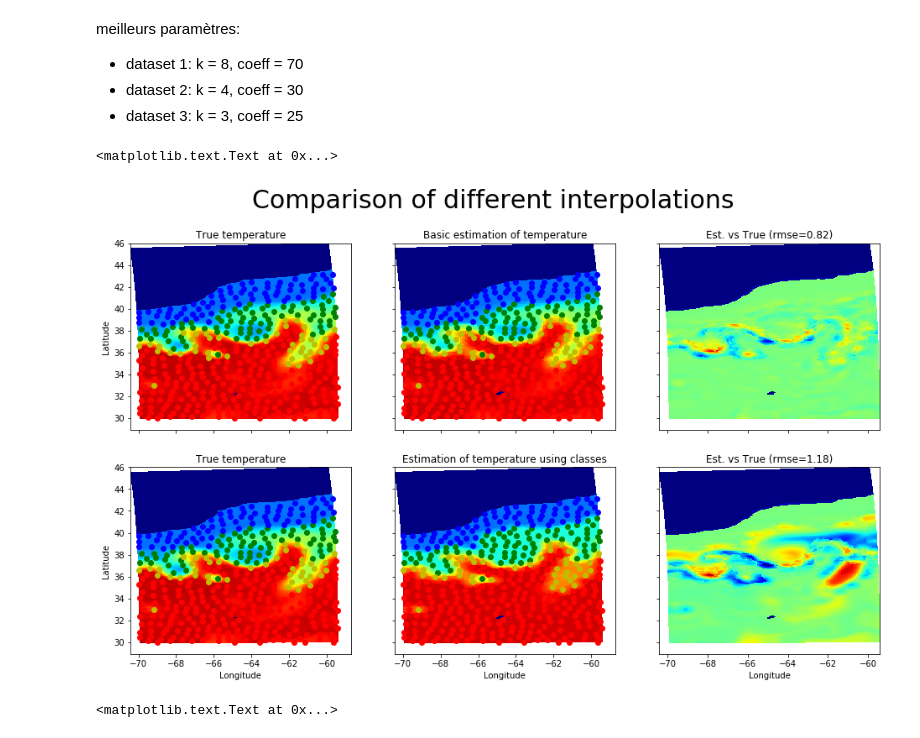
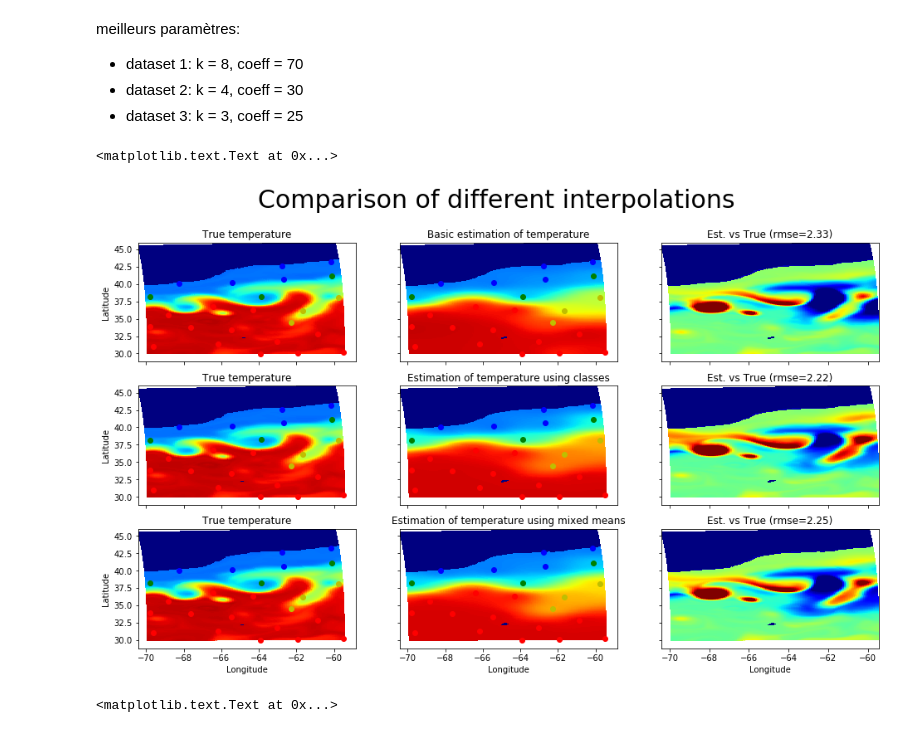
Before and after one commit to MartFire/projet-s5, a Jupyter notebook: Projet S5 Spatial Interpolation.ipynb, the cells around one changed output. Drawn from its saved outputs; the diff is of its cells as text; code cells hidden in the pictures.

```diff
--- a/Projet S5 Spatial Interpolation.ipynb
+++ b/Projet S5 Spatial Interpolation.ipynb
@@ -2,9 +2,9 @@
 from netCDF4 import Dataset
 import numpy as np
 import warnings
-#dataset = Dataset('Martin_snapshot_spatial_01.nc') # 24 obs / L = 185km
+dataset = Dataset('Martin_snapshot_spatial_01.nc') # 24 obs / L = 185km
 #dataset = Dataset('Martin_snapshot_spatial_02.nc') # 93 obs / L = 88km
-dataset = Dataset('Martin_snapshot_spatial_03.nc') # 400 obs / L = 40km
+#dataset = Dataset('Martin_snapshot_spatial_03.nc') # 400 obs / L = 40km
 %pylab inline
 # %% [output]
 Populating the interactive namespace from numpy and matplotlib
@@ -183,10 +183,23 @@ def valpha(distances, coeff):
         alphas[i] = alpha(distances, i, coeff)
     return alphas
 # %%
+#Fixed class means
+gaus_means = np.array([7.70938140771444, 18.5364702094555, 15.4116575244064, 4.702268415742165])
 #Sorts observations by class
+doubt_coeff = 5
 grouped_by_class = [[],[],[],[]]
+used_means = np.zeros(4,)
 for l in range(len(obs_lon)):
     c = class_obs[l] - 1
     grouped_by_class[c].append(np.concatenate(([obs_lon[l]], [obs_lat[l]], [obs_ilon[l]], [obs_ilat[l]], [l])))
 for t in range(4):
-    grouped_by_class[t] = np.array(grouped_by_class[t])
+    if grouped_by_class[t] != []:
+        grouped_by_class[t] = np.array(grouped_by_class[t])
+        ind_lon = grouped_by_class[t][:,2].astype(int)
+        ind_lat = grouped_by_class[t][:,3].astype(int)
+        mean_coeff = min(1,len(grouped_by_class[t])/doubt_coeff)
+        used_means[t] = mean_coeff*np.mean(temp[ind_lon, ind_lat]) + (1 - mean_coeff)*gaus_means[t]
+    else:
+        used_means[t] = gaus_means[t]
+print(used_means)
+print(gaus_means)
@@ -209,11 +225,12 @@ meilleurs paramètres:
 -  dataset 3: k = 3, coeff = 25
 # %%
 warnings.filterwarnings('ignore')
-k = 3 #Number of neighbors to consider
-coeff = 25 #Coefficient to compute alpha weights for basic temperature estimation and posteriors estimation
+k = len(obs_lon) #Number of neighbors to consider
+coeff = 70 #Coefficient to compute alpha weights for basic temperature estimation and posteriors estimation
 
 bad_temp = np.zeros((127,254)) #Basic estimation of temperature
 good_temp = np.zeros((127,254)) #Estimation of temperature using fixed class means
+very_good_temp = np.zeros((127,254))
 est_post = np.zeros((4,127,254)) #Estimation of posteriors
 est_lab = np.zeros((127,254)) #Class estimation
 #Fixed class means
@@ -231,37 +248,39 @@ for i in range(127):
             bad_temp[i,j] = sum(alphas*temp[knearest[:,0],knearest[:,1]])
             est_post[:,i,j] = alphas.dot(np.transpose(posteriors[:,knearest[:,0],knearest[:,1]]))
             est_lab[i,j] = np.argmax(est_post[:,i,j]) + 1
-            good_temp[i,j] = sum(est_post[:,i,j]*gaus_mean)
+            good_temp[i,j] = sum(est_post[:,i,j]*gaus_means)
+            very_good_temp[i,j] = sum(est_post[:,i,j]*used_means)
 # %%
 import copy
 pylab.rcParams['figure.figsize'] = (16,9)
 warnings.filterwarnings('ignore')
 ref = copy.copy(temp)
-titles = ['Basic estimation of temperature', 'Estimation of temperature using classes']
-all_temp = [bad_temp, good_temp]
+titles = ['Basic estimation of temperature', 'Estimation of temperature using classes', \
+          'Estimation of temperature using mixed means']
+all_temp = [bad_temp, good_temp, very_good_temp]
 
-f, axarr = plt.subplots(2, 3, sharex='col', sharey='row')
-for k in range(2):
+f, axarr = plt.subplots(3, 3, sharex='col', sharey='row')
+for k in range(3):
     p = axarr[k,0].pcolor(long, lat, ref, cmap=cm.jet, vmin=0, vmax=20)
     axarr[k,0].set_title('True temperature')
     axarr[k,0].set_ylabel('Latitude')
     p = axarr[k,1].pcolor(long, lat, all_temp[k], cmap=cm.jet, vmin=0, vmax=20)
     axarr[k,1].set_title("%s"%(titles[k]))
     p = axarr[k,2].pcolor(long, lat, all_temp[k]-ref, cmap=cm.jet, vmin=-5, vmax=5)
     rms = np.sqrt(np.nanmean(np.array(all_temp[k]-ref)**2))
     axarr[k,2].set_title("Est. vs True (rmse=%0.2f)"%(rms))
 
 for k in range(1,5):
     ind = np.where(class_obs == k)
-    for i in range(2):
+    for i in range(3):
         for j in range(2):
             p = axarr[i,j].scatter(obs_lon[ind], obs_lat[ind], color=colors[k-1])
 for k in range(3):
-    axarr[1,k].set_xlabel('Longitude')
+    axarr[2,k].set_xlabel('Longitude')
 f.suptitle('Comparison of different interpolations',fontsize=30)
 # %% [output]
 <matplotlib.text.Text at 0x...>
-[figure, old version]
+[figure, new version]
 # %%
 #Estimation of temperature using true posteriors
 temp2 = np.tensordot(gaus_mean.reshape(1,4),posteriors,1).reshape(127,254)
```
Also changed, not shown: parts of 3 cells of this notebook.
